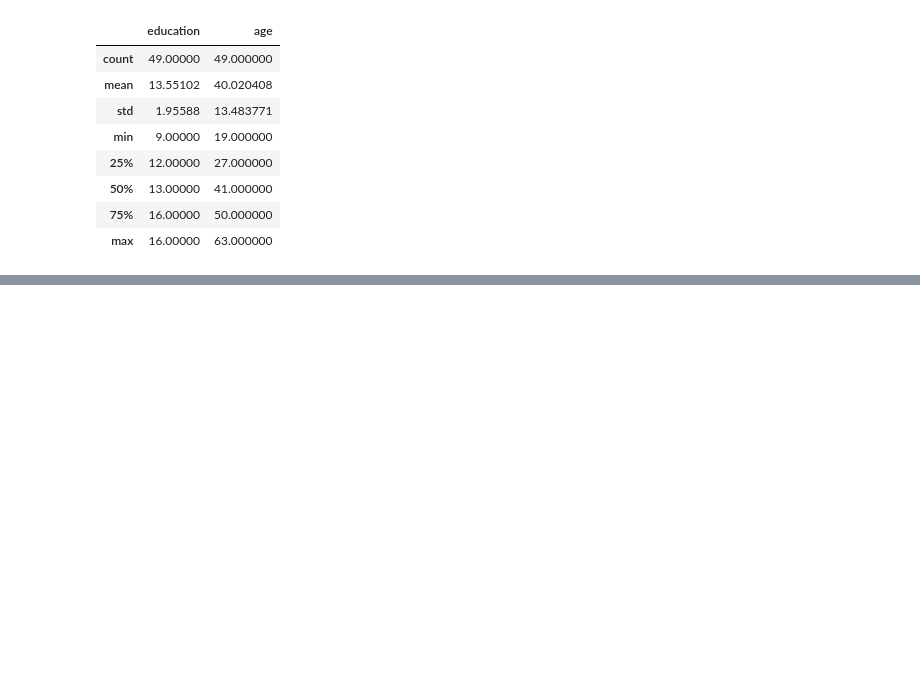
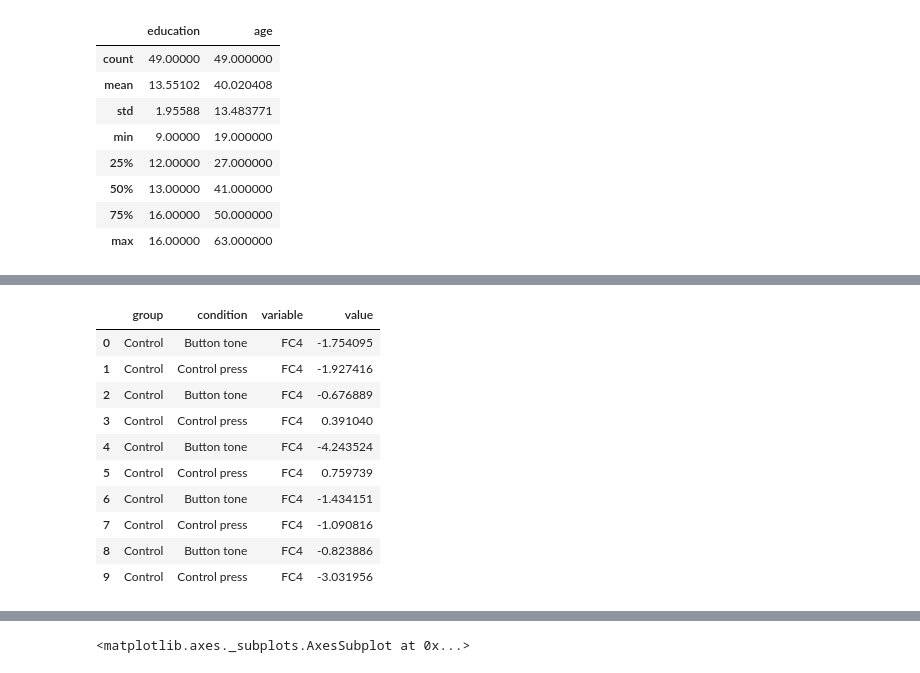
Before and after one commit to karljaats/EEG-data-from-basic-sensory-task-in-Schizophrenia, a Jupyter notebook: Project.ipynb, the cells around one changed output, grey strips where cells are left out. Drawn from its saved outputs; the diff is of its cells as text; code cells hidden in the pictures; blank space fills up the shorter version.

```diff
--- a/Project.ipynb
+++ b/Project.ipynb
@@ -193,3 +193,23 @@ for el in electrodes_lrp:
 [interactive output not drawn]
 [interactive output not drawn]
 [interactive output not drawn]
+# %%
+# For a single plot of values from every electrode amongst ['FC4', 'C4', 'CP4', 'FC3', 'C3', 'CP3']
+RPamps_demo_hem = RPamps_demo.copy()
+RPamps_demo_hem = pd.melt(RPamps_demo_hem, id_vars=['group', 'condition'], value_vars=electrodes_lrp)
+display(RPamps_demo_hem[:10])
+
+# Boxplot
+RPamps_demo_hem.boxplot(column='value', by=['group', 'condition'], figsize=(8, 8), fontsize=8)
+# %% [output]
+|  | group | condition | variable | value |
+| 0 | Control | Button tone | FC4 | -1.754095 |
+| 1 | Control | Control press | FC4 | -1.927416 |
+| 2 | Control | Button tone | FC4 | -0.676889 |
+| 3 | Control | Control press | FC4 | 0.391040 |
+| 4 | Control | Button tone | FC4 | -4.243524 |
+| 5 | Control | Control press | FC4 | 0.759739 |
+| 6 | Control | Button tone | FC4 | -1.434151 |
+| 7 | Control | Control press | FC4 | -1.090816 |
+| 8 | Control | Button tone | FC4 | -0.823886 |
+| 9 | Control | Control press | FC4 | -3.031956 |
@@ -195,0 +218 @@ for el in electrodes_lrp:
+<matplotlib.axes._subplots.AxesSubplot at 0x...>
```
Also changed, not shown: parts of 3 cells of this notebook.
